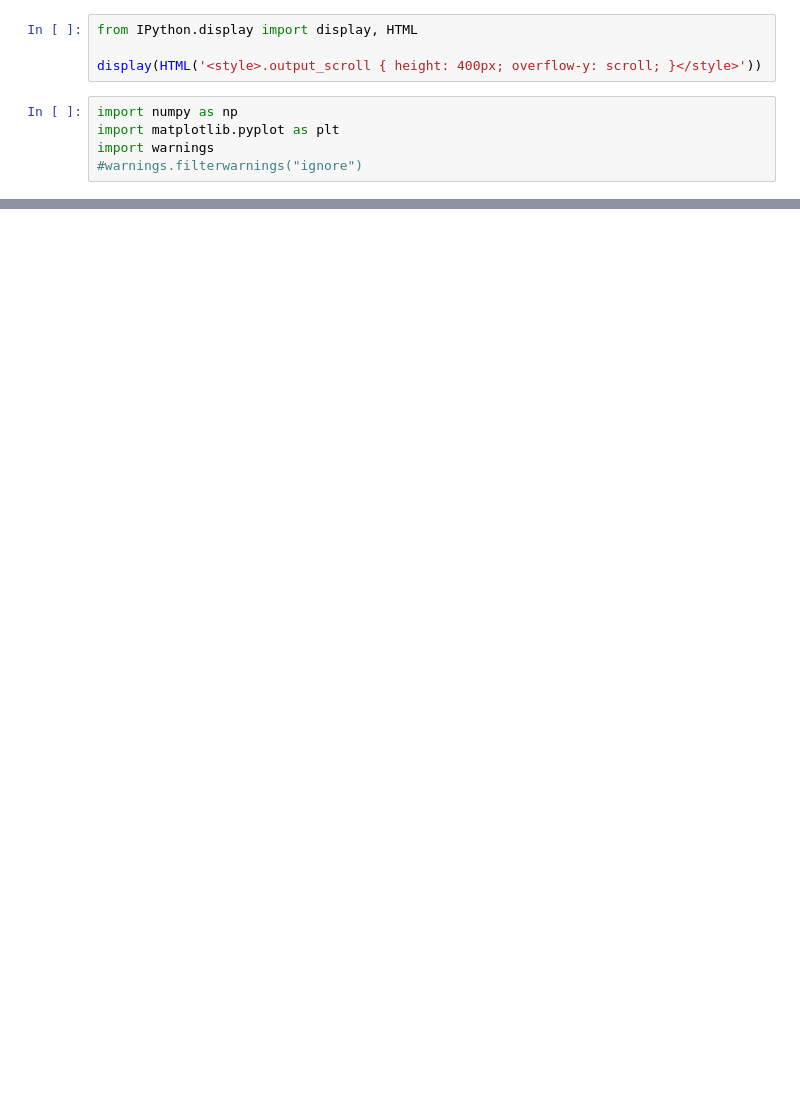
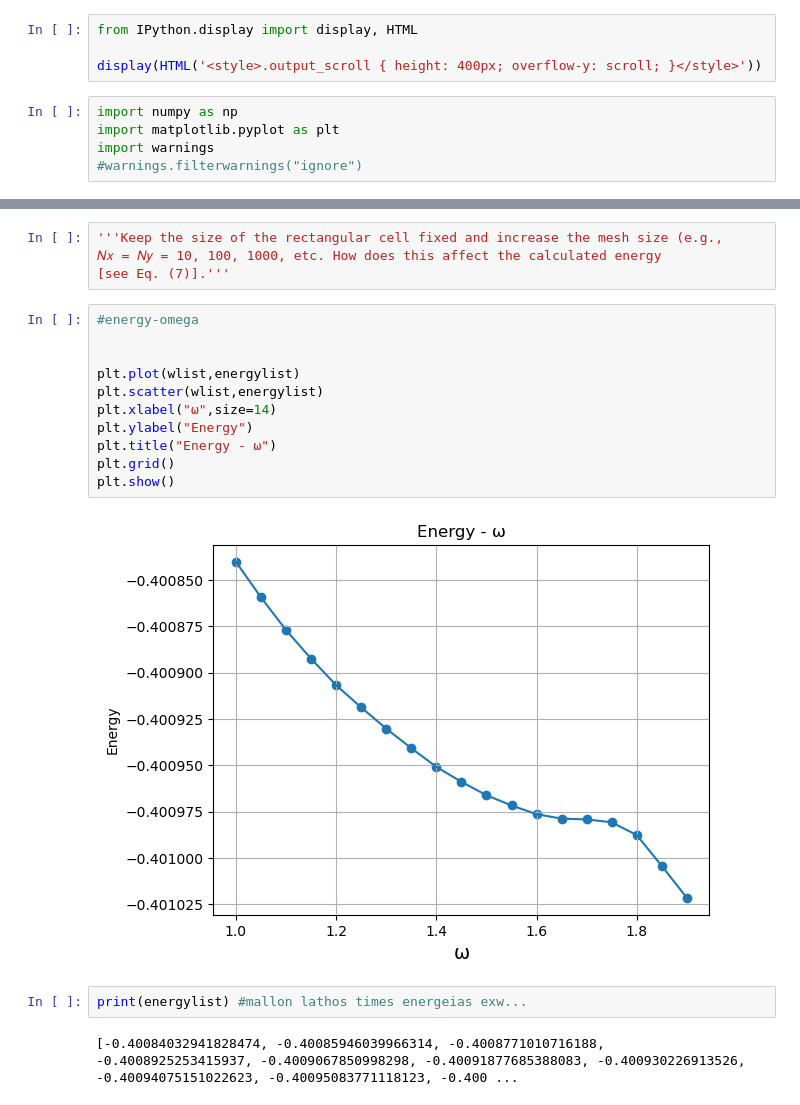
Before and after one commit to VeganSouvlaki/CP, a Jupyter notebook: ΠΡΟΤΖΕΚΤ.ipynb, the cells around one changed output, grey strips where cells are left out. Cells and saved outputs as stored; diff of their text form; blank space fills up the shorter version.

```diff
--- a/ΠΡΟΤΖΕΚΤ.ipynb
+++ b/ΠΡΟΤΖΕΚΤ.ipynb
@@ -104,0 +102,21 @@ plt.show()
+# %%
+'''Keep the size of the rectangular cell fixed and increase the mesh size (e.g.,
+𝑁𝑥 = 𝑁𝑦 = 10, 100, 1000, etc. How does this affect the calculated energy
+[see Eq. (7)].'''
+# %%
+#energy-omega
+
+
+plt.plot(wlist,energylist)
+plt.scatter(wlist,energylist)
+plt.xlabel("ω",size=14)
+plt.ylabel("Energy")
+plt.title("Energy - ω")
+plt.grid()
+plt.show()
+# %% [output]
+[figure, added]
+# %%
+print(energylist) #mallon lathos times energeias exw...
+# %% [output]
+[-0.40084032941828474, -0.40085946039966314, -0.4008771010716188, -0.4008925253415937, -0.4009067850998298, -0.40091877685388083, -0.400930226913526, -0.40094075151022623, -0.40095083771118123, -0.400 ...
```
Also changed, not shown: parts of 7 cells of this notebook.
